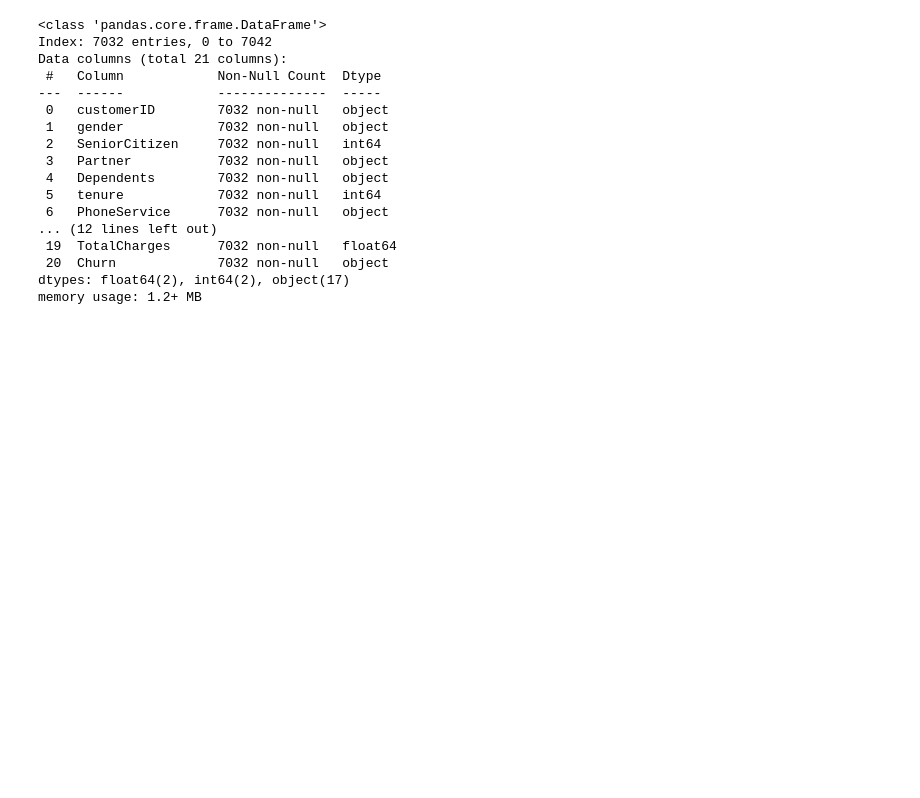
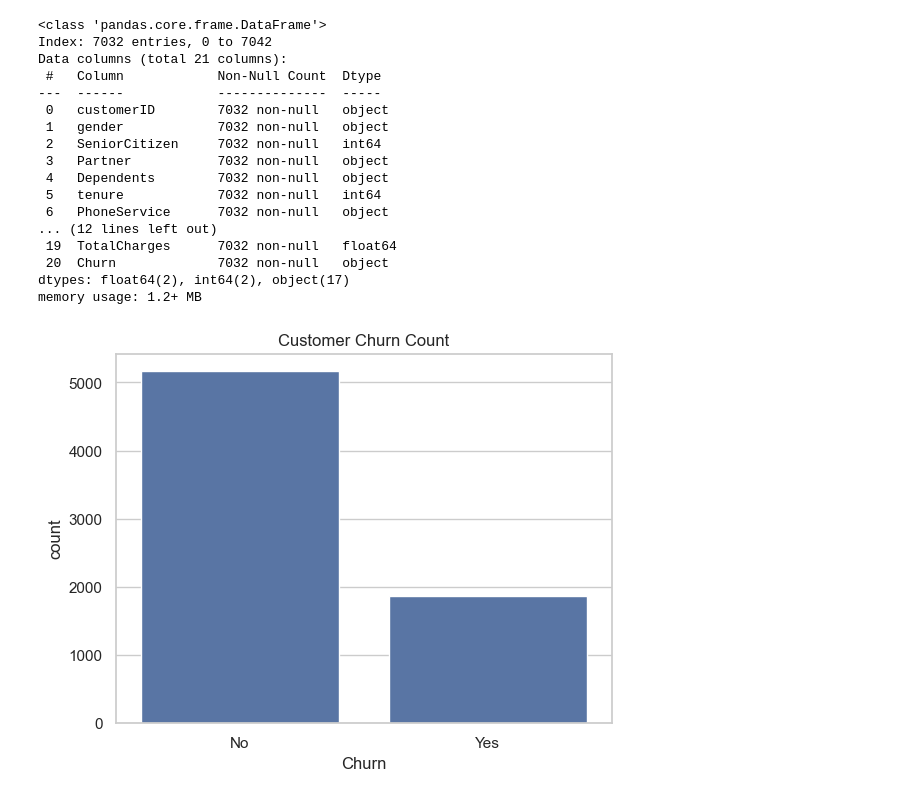
Before and after one commit to joshua-woodcore/telecom_churn_analysis, a Jupyter notebook: notebooks/churn_analysis.ipynb, the cells around one changed output. Saved outputs shown, nothing was run; the diff lists cells and outputs as text; code cells hidden in the pictures; blank space fills up the shorter version.

```diff
--- a/notebooks/churn_analysis.ipynb
+++ b/notebooks/churn_analysis.ipynb
@@ -129,3 +129,9 @@ Data columns (total 21 columns):
  20  Churn             7032 non-null   object
 dtypes: float64(2), int64(2), object(17)
 memory usage: 1.2+ MB
+# %%
+sns.countplot(data=df, x='Churn')
+plt.title("Customer Churn Count")
+plt.show()
+# %% [output]
+[figure, added]
```
Also changed, not shown: parts of 6 cells of this notebook.
